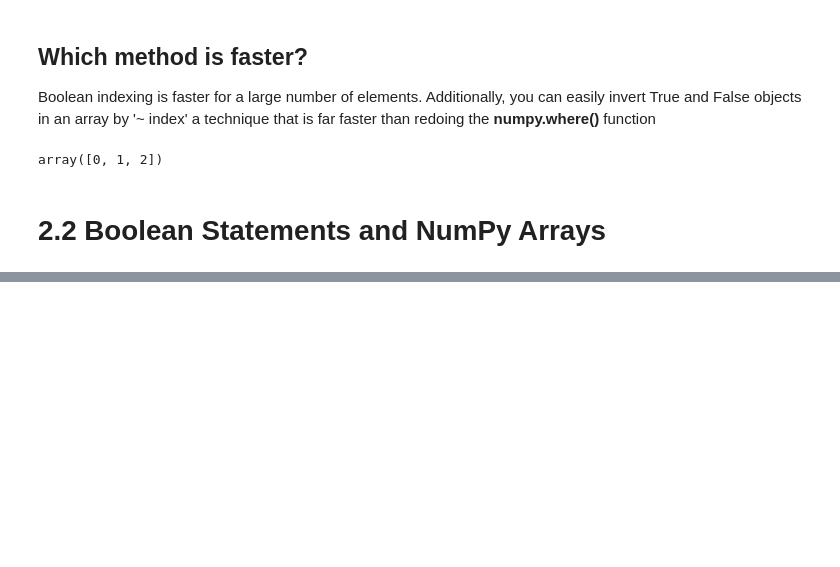
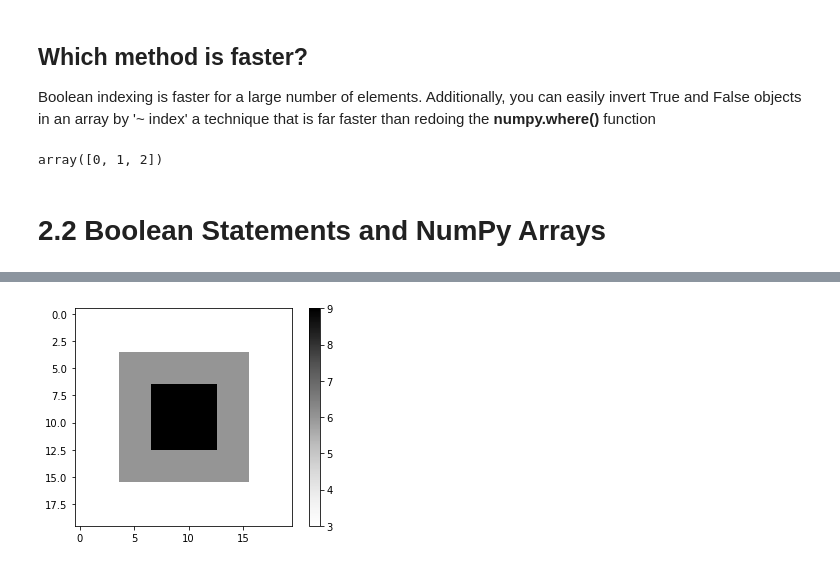
Before and after one commit to cozyscripts/pandemic_stock_analysis, a Jupyter notebook: NumPy_SciPy.ipynb, the cells around one changed output, grey strips where cells are left out. Cells and saved outputs as stored; diff of their text form; code cells hidden in the pictures; blank space fills up the shorter version.

```diff
--- a/NumPy_SciPy.ipynb
+++ b/NumPy_SciPy.ipynb
@@ -393,0 +398,6 @@ array([0, 1, 2])
+# %%
+# Creating an image
+img1 = np.zeros((20, 20)) + 3
+img1[4:-4, 4:-4] = 6
+img1[7:-7, 7:-7] = 9
+img1
@@ -393,0 +451,7 @@ array([0, 1, 2])
+# %%
+import matplotlib.pyplot as plt
+plt.imshow(img1, cmap = 'Greys')
+plt.colorbar()
+plt.show()
+# %% [output]
+[figure, added]
```
Also changed, not shown: parts of 4 cells of this notebook.
